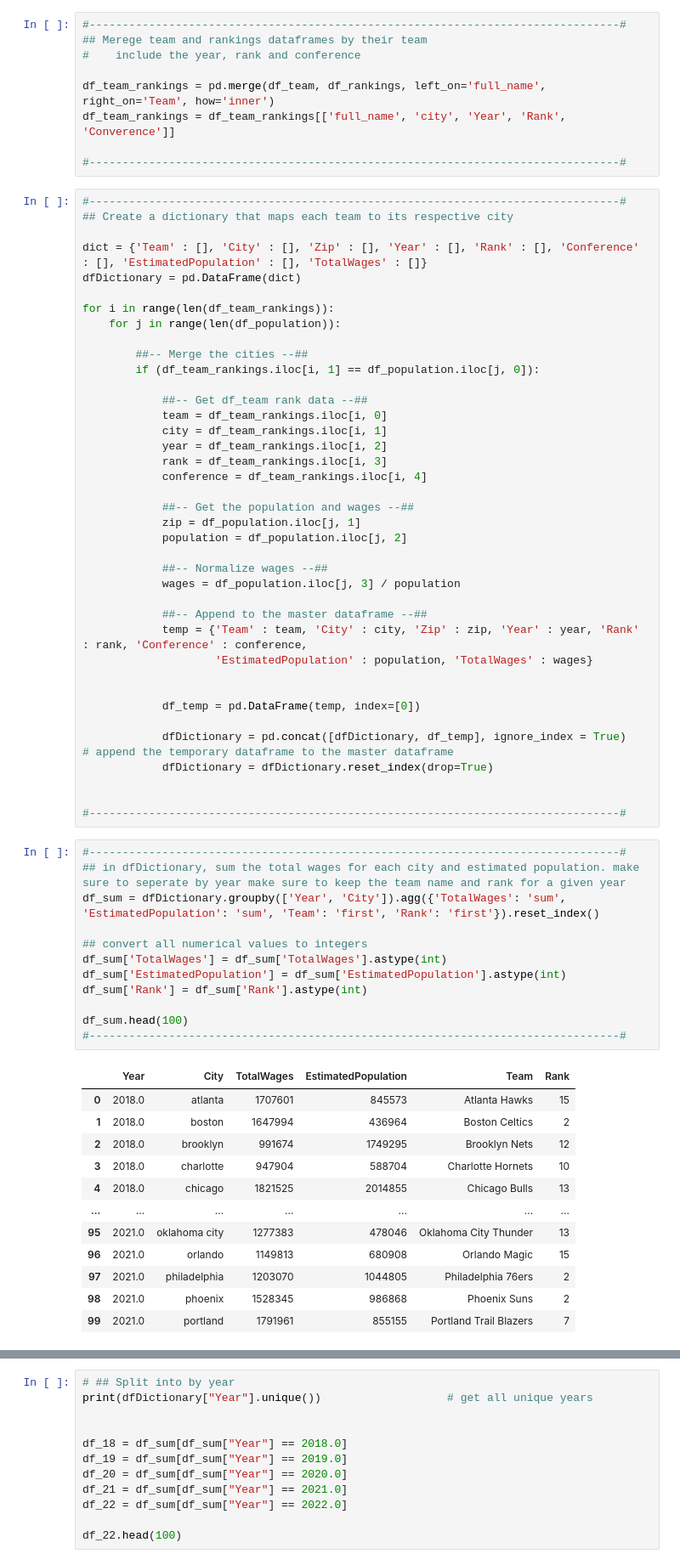
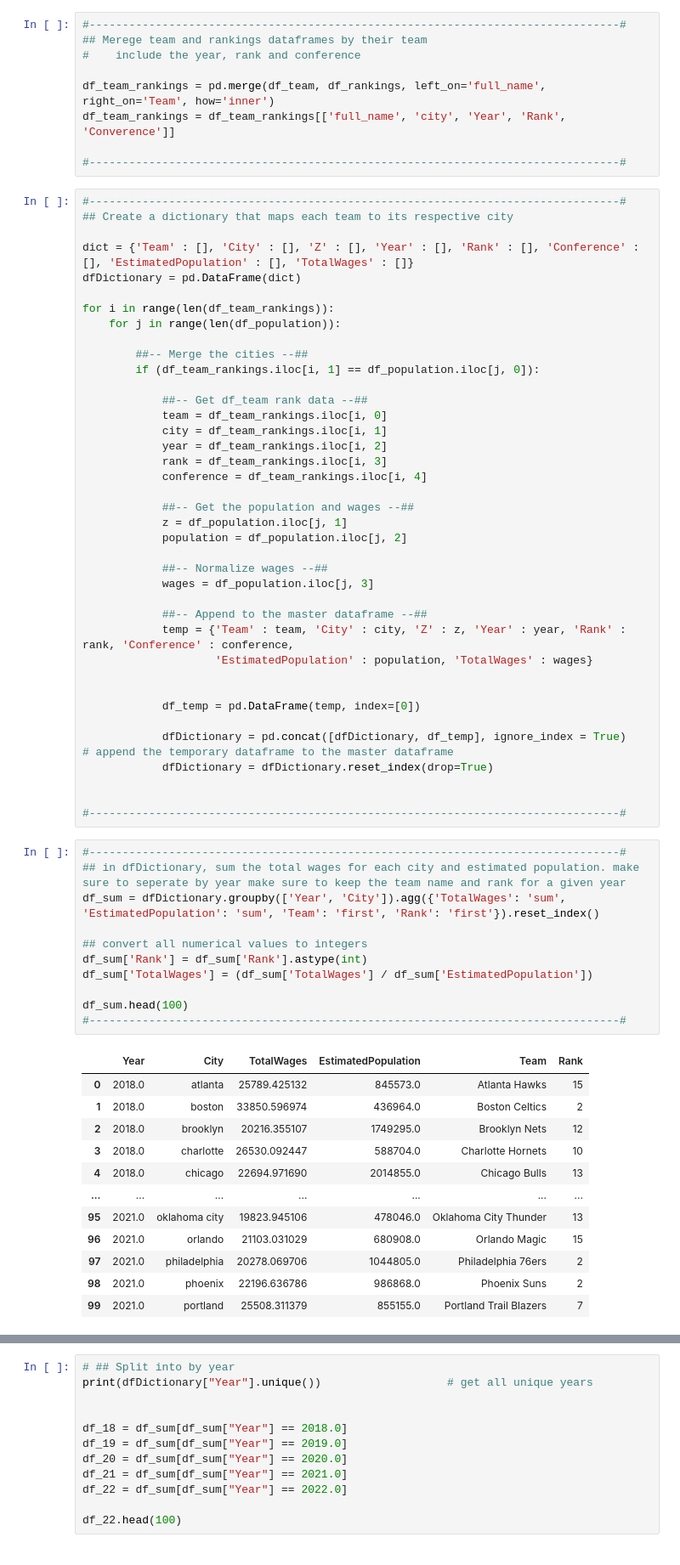
Before and after one commit to colekrant/ADS-Final-Project, a Jupyter notebook: wages_population.ipynb, the cells around one changed output, grey strips where cells are left out. Shown at 85% size. Drawn from its saved outputs; the diff is of its cells as text.

```diff
--- a/wages_population.ipynb
+++ b/wages_population.ipynb
@@ -201,7 +192,7 @@ df_team_rankings = df_team_rankings[['full_name', 'city', 'Year', 'Rank', 'Conve
 #--------------------------------------------------------------------------------#
 ## Create a dictionary that maps each team to its respective city
 
-dict = {'Team' : [], 'City' : [], 'Zip' : [], 'Year' : [], 'Rank' : [], 'Conference' : [], 'EstimatedPopulation' : [], 'TotalWages' : []}
+dict = {'Team' : [], 'City' : [], 'Z' : [], 'Year' : [], 'Rank' : [], 'Conference' : [], 'EstimatedPopulation' : [], 'TotalWages' : []}
 dfDictionary = pd.DataFrame(dict)
 
 for i in range(len(df_team_rankings)):
@@ -218,14 +209,14 @@ for i in range(len(df_team_rankings)):
             conference = df_team_rankings.iloc[i, 4]
 
             ##-- Get the population and wages --##
-            zip = df_population.iloc[j, 1]
+            z = df_population.iloc[j, 1]
             population = df_population.iloc[j, 2]
 
             ##-- Normalize wages --##
-            wages = df_population.iloc[j, 3] / population
+            wages = df_population.iloc[j, 3]
 
             ##-- Append to the master dataframe --##
-            temp = {'Team' : team, 'City' : city, 'Zip' : zip, 'Year' : year, 'Rank' : rank, 'Conference' : conference,
+            temp = {'Team' : team, 'City' : city, 'Z' : z, 'Year' : year, 'Rank' : rank, 'Conference' : conference,
                     'EstimatedPopulation' : population, 'TotalWages' : wages}
 
 
@@ -239,28 +230,27 @@ for i in range(len(df_team_rankings)):
 # %%
 #--------------------------------------------------------------------------------#
 ## in dfDictionary, sum the total wages for each city and estimated population. make sure to seperate by year make sure to keep the team name and rank for a given year
 df_sum = dfDictionary.groupby(['Year', 'City']).agg({'TotalWages': 'sum', 'EstimatedPopulation': 'sum', 'Team': 'first', 'Rank': 'first'}).reset_index()
 
 ## convert all numerical values to integers
-df_sum['TotalWages'] = df_sum['TotalWages'].astype(int)
-df_sum['EstimatedPopulation'] = df_sum['EstimatedPopulation'].astype(int)
 df_sum['Rank'] = df_sum['Rank'].astype(int)
+df_sum['TotalWages'] = (df_sum['TotalWages'] / df_sum['EstimatedPopulation'])
 
 df_sum.head(100)
 #--------------------------------------------------------------------------------#
 # %% [output]
 |  | Year | City | TotalWages | EstimatedPopulation | Team | Rank |
-| 0 | 2018.0 | atlanta | 1707601 | 845573 | Atlanta Hawks | 15 |
-| 1 | 2018.0 | boston | 1647994 | 436964 | Boston Celtics | 2 |
-| 2 | 2018.0 | brooklyn | 991674 | 1749295 | Brooklyn Nets | 12 |
-| 3 | 2018.0 | charlotte | 947904 | 588704 | Charlotte Hornets | 10 |
-| 4 | 2018.0 | chicago | 1821525 | 2014855 | Chicago Bulls | 13 |
+| 0 | 2018.0 | atlanta | 25789.425132 | 845573.0 | Atlanta Hawks | 15 |
+| 1 | 2018.0 | boston | 33850.596974 | 436964.0 | Boston Celtics | 2 |
+| 2 | 2018.0 | brooklyn | 20216.355107 | 1749295.0 | Brooklyn Nets | 12 |
+| 3 | 2018.0 | charlotte | 26530.092447 | 588704.0 | Charlotte Hornets | 10 |
+| 4 | 2018.0 | chicago | 22694.971690 | 2014855.0 | Chicago Bulls | 13 |
 | ... | ... | ... | ... | ... | ... | ... |
-| 95 | 2021.0 | oklahoma city | 1277383 | 478046 | Oklahoma City Thunder | 13 |
-| 96 | 2021.0 | orlando | 1149813 | 680908 | Orlando Magic | 15 |
-| 97 | 2021.0 | philadelphia | 1203070 | 1044805 | Philadelphia 76ers | 2 |
-| 98 | 2021.0 | phoenix | 1528345 | 986868 | Phoenix Suns | 2 |
-| 99 | 2021.0 | portland | 1791961 | 855155 | Portland Trail Blazers | 7 |
+| 95 | 2021.0 | oklahoma city | 19823.945106 | 478046.0 | Oklahoma City Thunder | 13 |
+| 96 | 2021.0 | orlando | 21103.031029 | 680908.0 | Orlando Magic | 15 |
+| 97 | 2021.0 | philadelphia | 20278.069706 | 1044805.0 | Philadelphia 76ers | 2 |
+| 98 | 2021.0 | phoenix | 22196.636786 | 986868.0 | Phoenix Suns | 2 |
+| 99 | 2021.0 | portland | 25508.311379 | 855155.0 | Portland Trail Blazers | 7 |
 100 rows × 6 columns
 # %%
 # ## Split into by year
```
Also changed, not shown: parts of 9 cells of this notebook, 3 other files.
